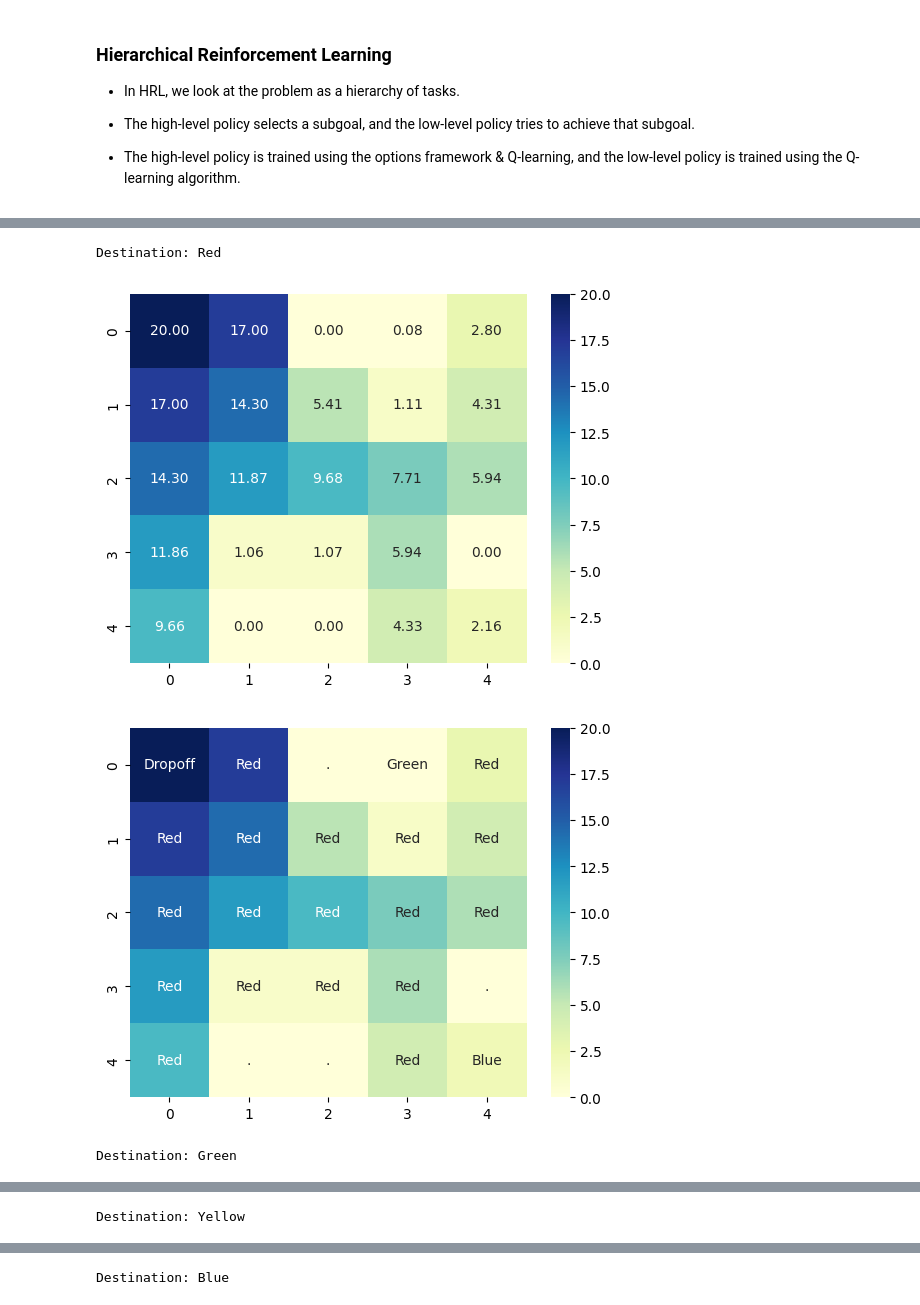
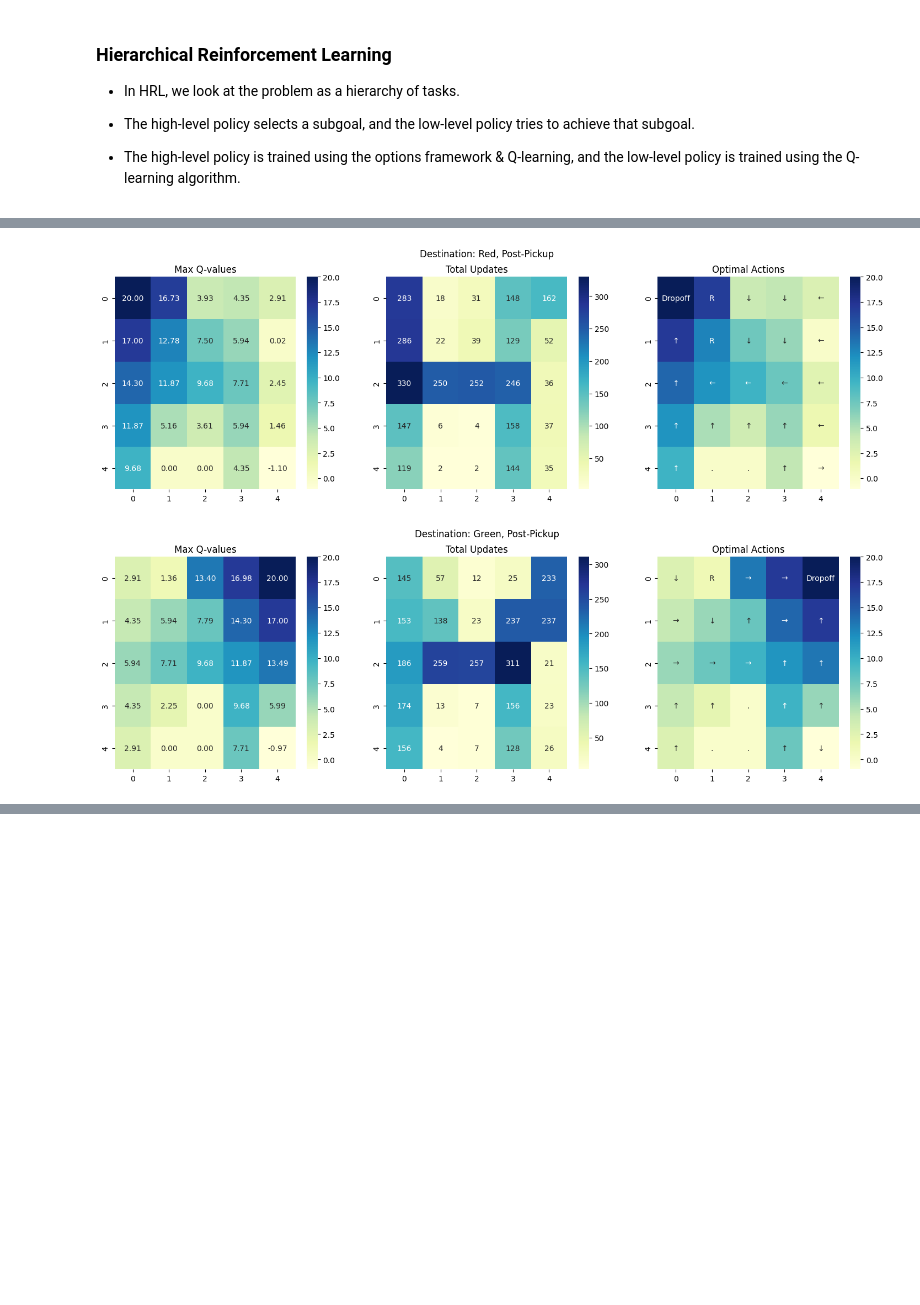
Before and after one commit to AdityaC-003/CS6700_RL_A3, a Jupyter notebook: A3.ipynb, the cells around one changed output, grey strips where cells are left out. Saved outputs shown, nothing was run; the diff lists cells and outputs as text; code cells hidden in the pictures; blank space fills up the shorter version.

```diff
--- a/A3.ipynb
+++ b/A3.ipynb
@@ -297,5 +401,5 @@ class Trainer:
 # %%
-# agent = SMDP_QLearning(500, 10)
-agent = IOQL_Agent(500, 10)
+# agent = SMDP_Agent(500, 10, False)
+agent = IOQL_Agent(500, 10, True)
 trainer = Trainer(env, agent)
-score_list = trainer.train(1000)
+trainer.train_multiple_runs(5, 1000)
@@ -308,10 +423,9 @@ Mean over last 200 episodes:  -13.37
 # %%
-fig, ax = plt.subplots(2, 2, figsize=(10, 10))
-
+fig, ax = plt.subplots(2, 2, figsize=(12, 9))
 grid = np.zeros((4, 5, 5))
 for i in range(4):
     grid[i] = np.max(agent.options[i].q_value, axis=1).reshape(5, 5)
-    sns.heatmap(grid[i], ax=ax[i // 2, i % 2], annot=True, fmt=".2f", cmap="viridis")
+    sns.heatmap(grid[i], ax=ax[i // 2, i % 2], annot=True, fmt=".2f", cmap="RdYlGn")
     ax[i // 2, i % 2].set_title(
         f"Option {i} - Go to {['Red', 'Green', 'Yellow', 'Blue'][i]}"
     )
@@ -334,42 +448,49 @@ dict = {
 }
 # %%
 # select every 4th row of q_values and put it into a grid
+
+opt_start = 0
 
 # desination fixed to be red
 for dest in range(4):
 
-    print(f"Destination: {['Red', 'Green', 'Yellow', 'Blue'][dest]}")
-    grid = trainer.agent.q_values[dest::4]
-    grid2 = trainer.agent.q_values[dest::4]
+    fig, ax = plt.subplots(1, 3, figsize=(18, 5))
+
+    fig.suptitle(f"Destination: {['Red', 'Green', 'Yellow', 'Blue'][dest]}, Post-Pickup")
+
+    q_grid = trainer.agent.q_values[dest::4]
     upd_grid = trainer.agent.update_freq[dest::4]
 
     # passenger is inside car
-    grid = grid[4::5]
-    grid2 = grid2[4::5]
+    q_grid = q_grid[4::5]
     upd_grid = upd_grid[4::5]
 
     # grid = grid[:, 6].reshape(5, 5)
-    grid = np.max(grid[:,4:], axis=1).reshape(5, 5)
-    grid3 = np.argmax(grid2[:,4:], axis=1) + 4
-    grid4 = np.max(grid2[:,4:], axis=1).reshape(5, 5)
-    upd_grid = np.sum(upd_grid[:,4:], axis=1).reshape(5, 5)
+    q_val_grid = np.max(q_grid[:, opt_start:], axis=1).reshape(5, 5)
 
-    grid3 = [dict[i] for i in grid3]
-    grid3 = np.array(list(grid3)).reshape(5, 5)
-    # plot the grid
-    sns.heatmap(grid, annot=True, fmt=".2f", cmap="YlGnBu")
-    plt.show()
+    upd_sum_grid = np.sum(upd_grid[:,opt_start:], axis=1).reshape(5, 5)
+
+    q_ind_grid = np.argmax(q_grid[:,opt_start:], axis=1) + opt_start
+    q_dir_grid = np.vectorize(dict.get)(q_ind_grid).reshape(5, 5)
+
+    # Max Q-values heatmap
+    ax[0].set_title("Max Q-values")
+    sns.heatmap(q_val_grid, annot=True, fmt=".2f", cmap="YlGnBu", ax=ax[0])
+
+    # Total updates heatmap
+    ax[1].set_title("Total Updates")
+    upd_sum_grid = upd_sum_grid.astype(int)
+    sns.heatmap(upd_sum_grid, annot=True, fmt="d", cmap="YlGnBu", ax=ax[1])
 
     for i in range(5):
         for j in range(5):
-            if upd_grid[i][j] <= 1 or grid4[i][j] <= 0:
-                grid3[i][j] = "."
+            if upd_sum_grid[i][j] <= 1 or q_val_grid[i][j] == 0:
+                q_dir_grid[i][j] = "."
 
     # print grid2 with row and column labels, I dont want heatmap of grid2
-    sns.heatmap(grid4, annot=grid3, fmt="s", cmap="YlGnBu")
+    ax[2].set_title("Optimal Actions")
+    sns.heatmap(q_val_grid, annot=q_dir_grid, fmt="s", cmap="YlGnBu", ax=ax[2])
     plt.show()
 # %% [output]
-Destination: Red
-[figure, old version]
+[figure, new version]
-[figure, old version]
+[figure, new version]
-Destination: Green
@@ -378 +498,0 @@ Destination: Green
-Destination: Yellow
@@ -381 +498,0 @@ Destination: Yellow
-Destination: Blue
```
Also changed, not shown: parts of 14 cells of this notebook.
